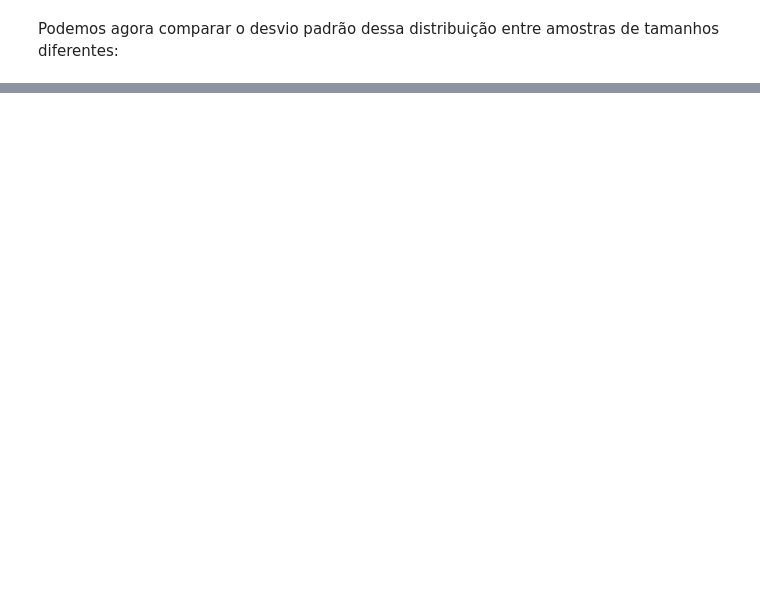
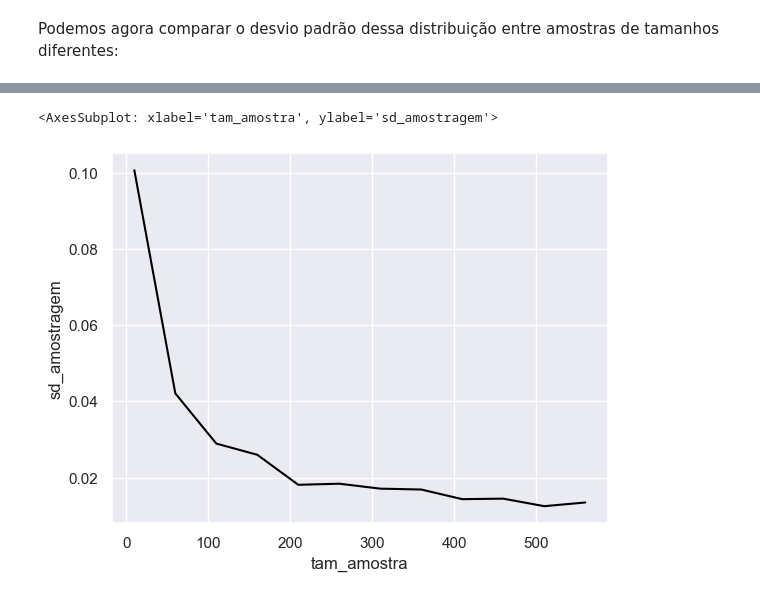
Before and after one commit to sadguilherme/99_PT_JAN2023, a Jupyter notebook: aulas/20230420 Probabilidade.ipynb, the cells around one changed output, grey strips where cells are left out. Drawn from its saved outputs; the diff is of its cells as text; code cells hidden in the pictures; blank space fills up the shorter version.

```diff
--- a/aulas/20230420 Probabilidade.ipynb
+++ b/aulas/20230420 Probabilidade.ipynb
@@ -626,6 +1140,6 @@ candidatos = ["A", "B"]
 
 
 def intencao_voto():
-    return np.random.choice(candidatos, p=[0.3, 0.7])
+    return np.random.choice(candidatos, p=[0.51, 0.49])
 # %%
 intencao_voto()
@@ -659,0 +1209,24 @@ sns.lineplot(data = tb_amostragem, x = 'tam_amostra', y = 'sd_amostragem', color
+# %%
+candidatos = ["A", "B"]
+
+
+def intencao_voto():
+    return np.random.choice(candidatos, p=[0.9, 0.1])
+
+def pesquisa_opiniao(tamanho_amostra):
+    pesquisa = [intencao_voto() for i in range(tamanho_amostra)]
+    c_pesq = Counter(pesquisa)
+    return c_pesq["A"] / tamanho_amostra
+
+resultado_pesquisa = []
+for tamanho_amostra in range(10, 561, 50):
+    lista_pesquisas = [pesquisa_opiniao(tamanho_amostra) for i in range(100)]
+    desvpad_amostragem = np.std(lista_pesquisas)
+    resultado_pesquisa.append({'tam_amostra': tamanho_amostra,'sd_amostragem' : desvpad_amostragem})
+
+tb_amostragem = pd.DataFrame(resultado_pesquisa)
+# %%
+sns.lineplot(data = tb_amostragem, x = 'tam_amostra', y = 'sd_amostragem', color = 'black')
+# %% [output]
+<AxesSubplot: xlabel='tam_amostra', ylabel='sd_amostragem'>
+[figure, added]
```
Also changed, not shown: parts of 89 cells of this notebook, 4 other files.
